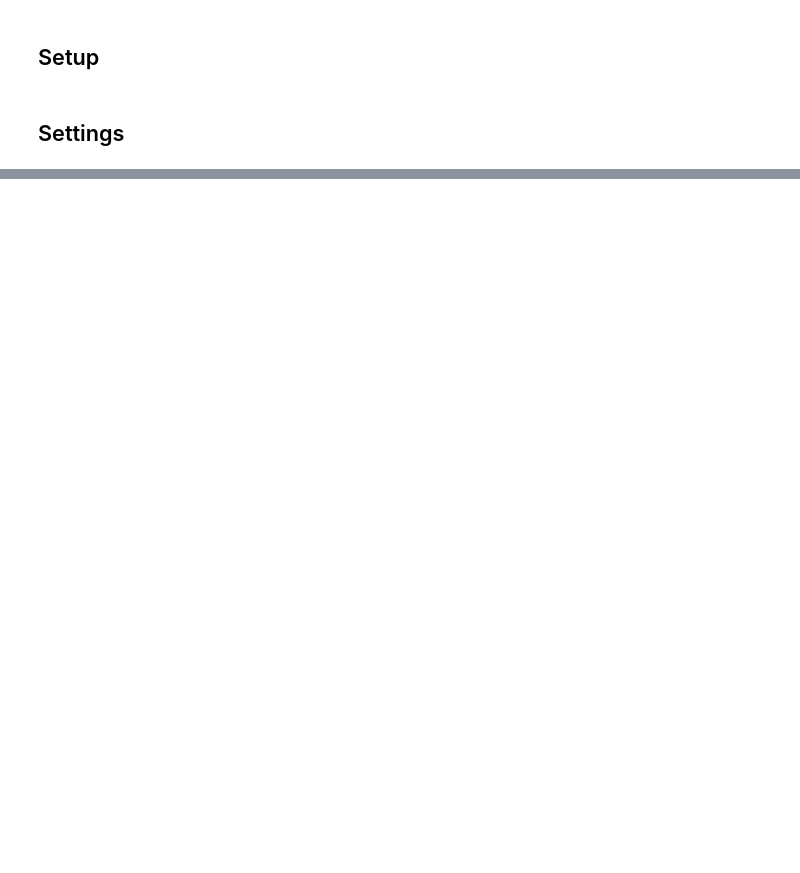
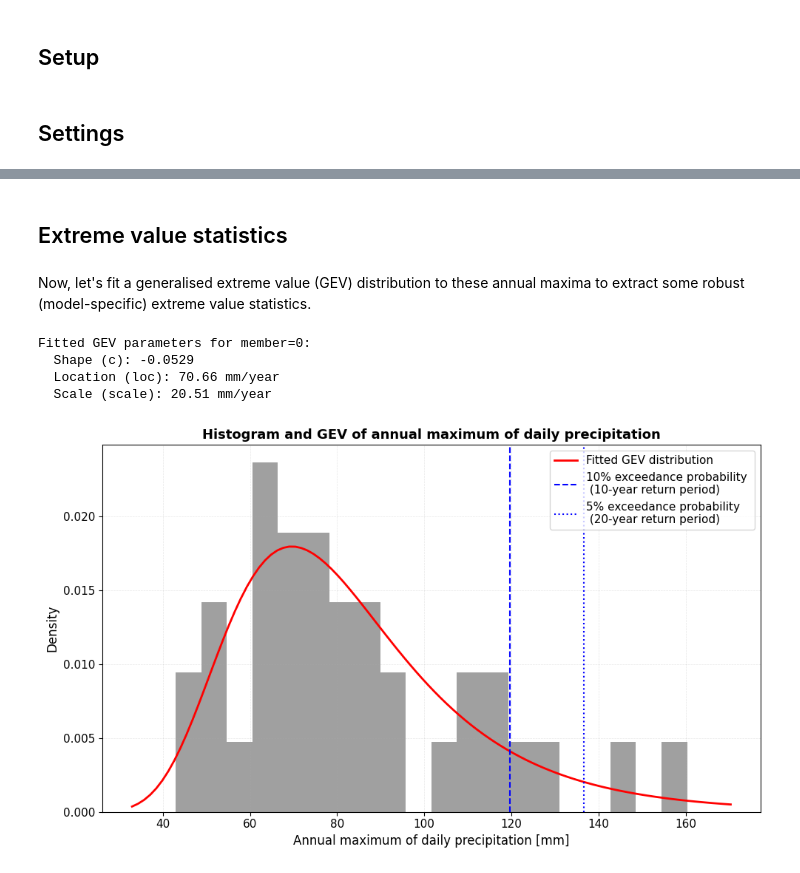
Before and after one commit to ecmwf-training/extreme-precipitation-exposure, a Jupyter notebook: tutorials/changing_hazard.ipynb, the cells around one changed output, grey strips where cells are left out. Drawn from its saved outputs; the diff is of its cells as text; code cells hidden in the pictures; blank space fills up the shorter version.

```diff
--- a/tutorials/changing_hazard.ipynb
+++ b/tutorials/changing_hazard.ipynb
@@ -746,0 +176,43 @@ Further, we have learned about a few key best practices to evaluate climate chan
+# %% [markdown]
+## Extreme value statistics
+# %% [markdown]
+Now, let's fit a generalised extreme value (GEV) distribution to these annual maxima to extract some robust (model-specific) extreme value statistics.
+# %%
+# Fit a GEV to the annual maximum of daily precipitation for member=0 and print out the parameters
+from scipy.stats import genextreme
+member_0_data = hist_df[hist_df['member'] == hist_df['member'].unique()[0]]['rx1day']
+c, loc, scale = genextreme.fit(member_0_data)
+print(f"\nFitted GEV parameters for member=0:")
+print(f"  Shape (c): {c:.4f}")
+print(f"  Location (loc): {loc:.2f} mm/year")
+print(f"  Scale (scale): {scale:.2f} mm/year")
+# %% [output]
+Fitted GEV parameters for member=0:
+  Shape (c): -0.0529
+  Location (loc): 70.66 mm/year
+  Scale (scale): 20.51 mm/year
+# %%
+# Create a plot of the histogram of the annual maximum of daily precipitation for member=0 with the fitted GEV distribution overlaid
+x = np.linspace(member_0_data.min() - 10, member_0_data.max() + 10, 100)
+pdf_fitted = genextreme.pdf(x, c, loc, scale)
+
+fig, ax = plt.subplots(figsize=(10, 6))
+sns.histplot(member_0_data, bins=20, kde=False, stat='density', color='grey', edgecolor='None', ax=ax)
+ax.plot(x, pdf_fitted, color='red', linewidth=2, label='Fitted GEV distribution')
+ax.set_xlabel('Annual maximum of daily precipitation [mm]', fontsize=12)
+ax.set_ylabel('Density', fontsize=12)
+ax.set_title(f'Histogram and GEV of annual maximum of daily precipitation', fontsize=13, fontweight='bold')
+ax.legend(loc='upper right', fontsize=11, frameon=True)
+ax.grid(True, alpha=0.3, linestyle='--', linewidth=0.5)
+# add vertical line for return period of 10 years (i.e., 10% exceedance probability)
+return_period_10yr = genextreme.ppf(1 - 1/10, c, loc, scale)
+ax.axvline(return_period_10yr, color='blue', linestyle='--', linewidth=1.5, label='10% exceedance probability \n (10-year return period)')
+ax.legend(loc='upper right', fontsize=11, frameon=True)
+# add vertical line for return period of 20 years (i.e., 5% exceedance probability)
+return_period_20yr = genextreme.ppf(1 - 1/20, c, loc, scale)
+ax.axvline(return_period_20yr, color='blue', linestyle=':', linewidth=1.5, label='5% exceedance probability \n (20-year return period)')
+ax.legend(loc='upper right', fontsize=11, frameon=True)
+plt.tight_layout()
+plt.show()
+# %% [output]
+[figure, added]
```
Also changed, not shown: parts of 37 cells of this notebook.
